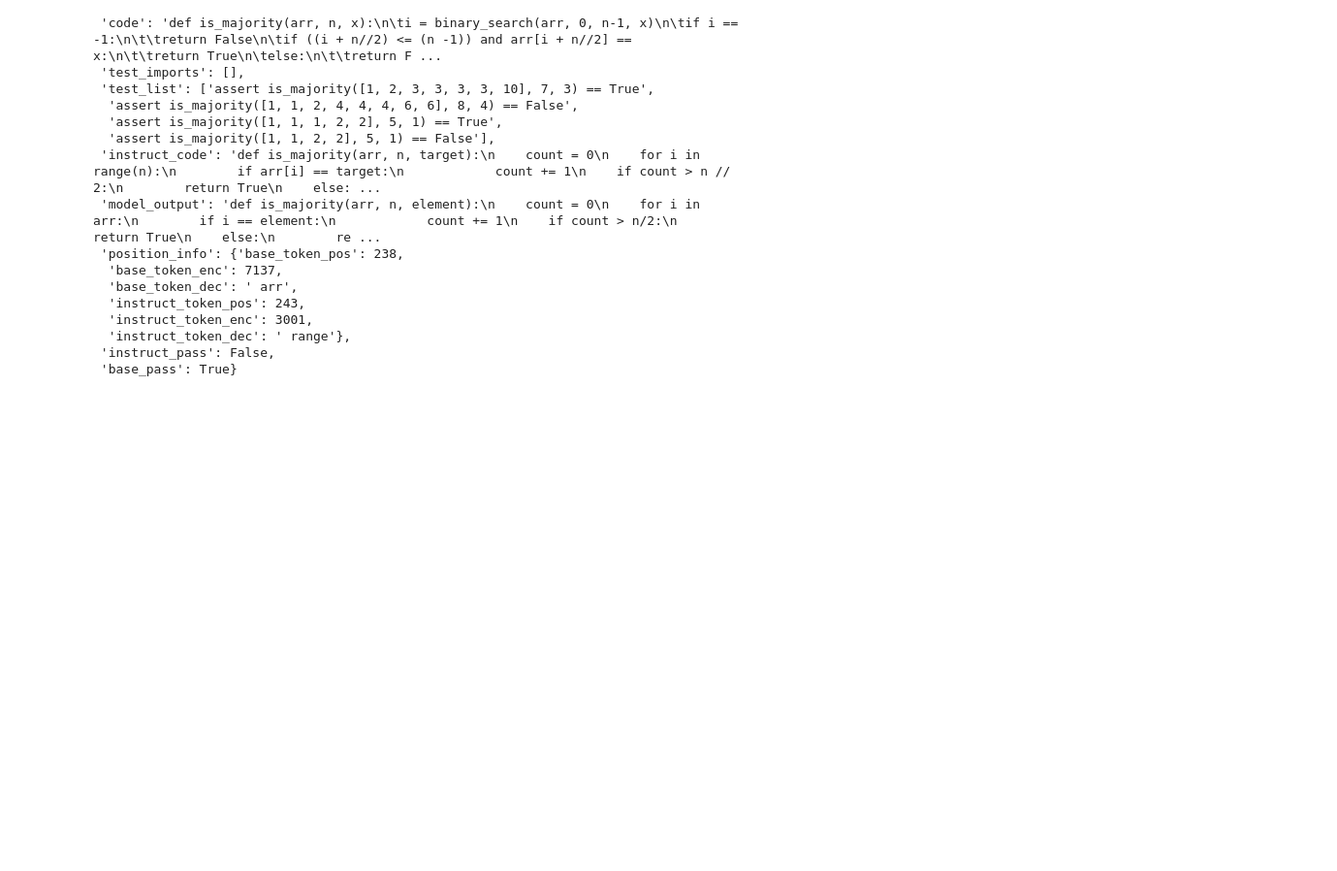
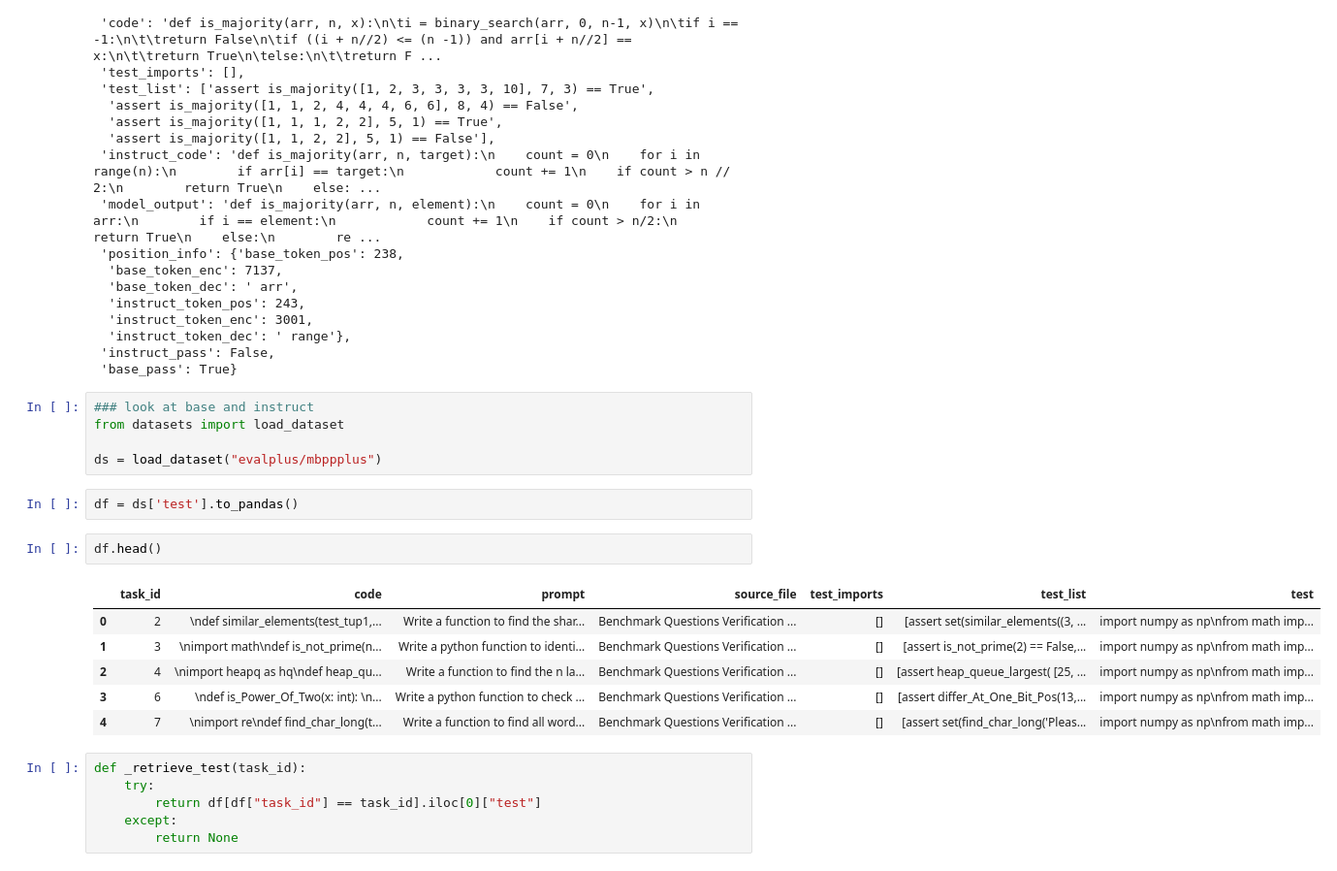
Before and after one commit to ambitious-mechinterp/plan_trace, a Jupyter notebook: notebooks/mbpp_pass_fail.ipynb, the cells around one changed output. Shown at 97% size. Drawn from its saved outputs; the diff is of its cells as text; blank space fills up the shorter version.

```diff
--- a/notebooks/mbpp_pass_fail.ipynb
+++ b/notebooks/mbpp_pass_fail.ipynb
@@ -183,3 +183,25 @@ base_pass_instruct_fail_entries[3]
   'instruct_token_dec': ' range'},
  'instruct_pass': False,
  'base_pass': True}
+# %%
+### look at base and instruct
+from datasets import load_dataset
+
+ds = load_dataset("evalplus/mbppplus")
+# %%
+df = ds['test'].to_pandas()
+# %%
+df.head()
+# %% [output]
+|  | task_id | code | prompt | source_file | test_imports | test_list | test |
+| 0 | 2 | \ndef similar_elements(test_tup1,... | Write a function to find the shar... | Benchmark Questions Verification ... | [] | [assert set(similar_elements((3, ... | import numpy as np\nfrom math imp... |
+| 1 | 3 | \nimport math\ndef is_not_prime(n... | Write a python function to identi... | Benchmark Questions Verification ... | [] | [assert is_not_prime(2) == False,... | import numpy as np\nfrom math imp... |
+| 2 | 4 | \nimport heapq as hq\ndef heap_qu... | Write a function to find the n la... | Benchmark Questions Verification ... | [] | [assert heap_queue_largest( [25, ... | import numpy as np\nfrom math imp... |
+| 3 | 6 | \ndef is_Power_Of_Two(x: int): \n... | Write a python function to check ... | Benchmark Questions Verification ... | [] | [assert differ_At_One_Bit_Pos(13,... | import numpy as np\nfrom math imp... |
+| 4 | 7 | \nimport re\ndef find_char_long(t... | Write a function to find all word... | Benchmark Questions Verification ... | [] | [assert set(find_char_long('Pleas... | import numpy as np\nfrom math imp... |
+# %%
+def _retrieve_test(task_id):
+    try:
+        return df[df["task_id"] == task_id].iloc[0]["test"]
+    except:
+        return None
```
Also changed, not shown: parts of 11 cells of this notebook, 5 other files.
